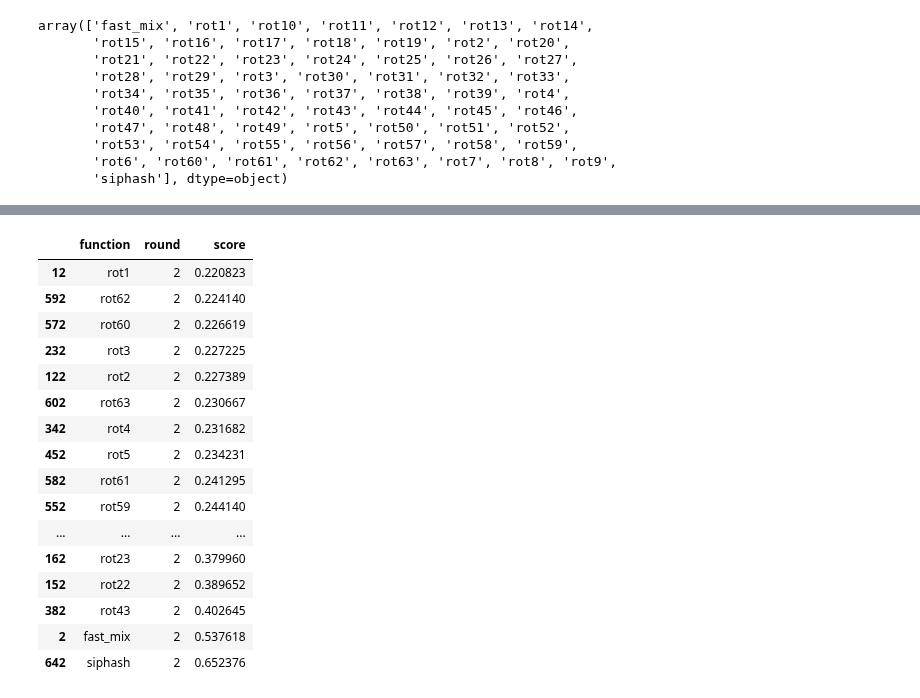
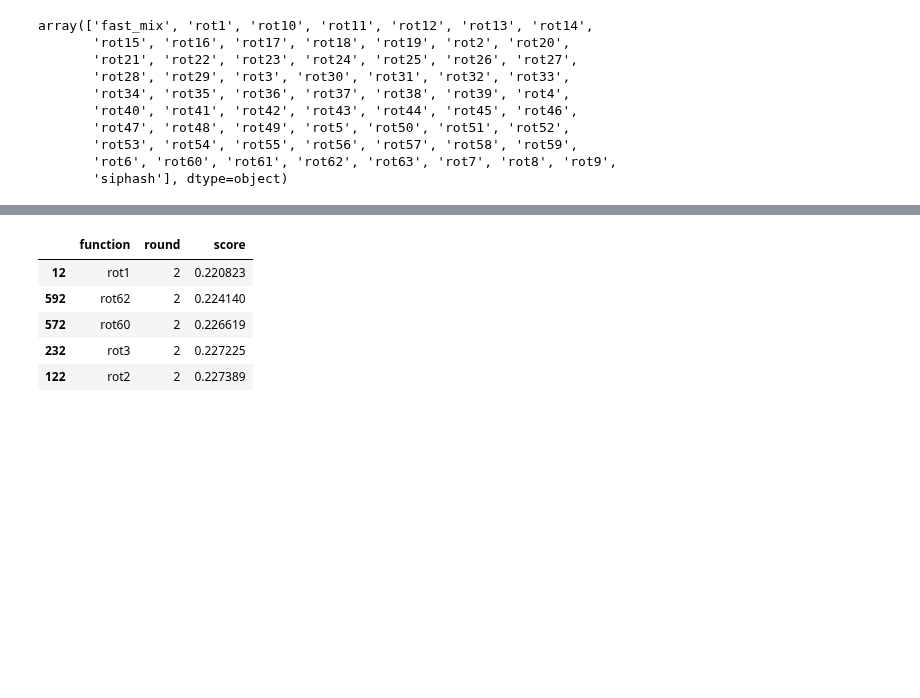
Before and after one commit to alexbouez/entropy, a Jupyter notebook: 4.2_statistical_approach/Statistical analysis of data accumulation functions - 64 bits.ipynb, the cells around one changed output, grey strips where cells are left out. Cells and saved outputs as stored; diff of their text form; code cells hidden in the pictures; blank space fills up the shorter version.

```diff
--- a/4.2_statistical_approach/Statistical analysis of data accumulation functions - 64 bits.ipynb
+++ b/4.2_statistical_approach/Statistical analysis of data accumulation functions - 64 bits.ipynb
@@ -884,7 +758,7 @@ Run 1 of 100
 # III/ Result analysis
 # %%
 def import_csv(filename):
-    data_path = path + "\\" + filename + ".csv"
+    data_path = os.path.join(path, filename) + ".csv"
     data = pd.read_csv(data_path)
 
     return data
@@ -920,7 +799,7 @@ Master file created: C:\Users\Abouez\OneDrive\Documents\Alexandre\PhD\Projects\E
 # %% [markdown]
 ## B. Data processing
 # %%
-filename64 = 'out\\64bits\\master_file'
+filename64 = os.path.join("out", "64bits", "master_file")
 data64 = import_csv(filename64)
 data64.columns
 # %% [output]
@@ -991,24 +883,13 @@ plt.show()
 # %%
 test = data_average[data_average['round'] == 2]
-test.sort_values('score')
+test.sort_values('score').head(5)
 # %% [output]
 |  | function | round | score |
 | 12 | rot1 | 2 | 0.220823 |
 | 592 | rot62 | 2 | 0.224140 |
 | 572 | rot60 | 2 | 0.226619 |
 | 232 | rot3 | 2 | 0.227225 |
 | 122 | rot2 | 2 | 0.227389 |
-| 602 | rot63 | 2 | 0.230667 |
-| 342 | rot4 | 2 | 0.231682 |
-| 452 | rot5 | 2 | 0.234231 |
-| 582 | rot61 | 2 | 0.241295 |
-| 552 | rot59 | 2 | 0.244140 |
-| ... | ... | ... | ... |
-| 162 | rot23 | 2 | 0.379960 |
-| 152 | rot22 | 2 | 0.389652 |
-| 382 | rot43 | 2 | 0.402645 |
-| 2 | fast_mix | 2 | 0.537618 |
-| 642 | siphash | 2 | 0.652376 |
 # %%
 filtered_data = data_average[data_average['round'] > 2]
 average_per_function = filtered_data.groupby('function')['score'].mean()
```
Also changed, not shown: parts of 50 cells of this notebook, 5 other files.
